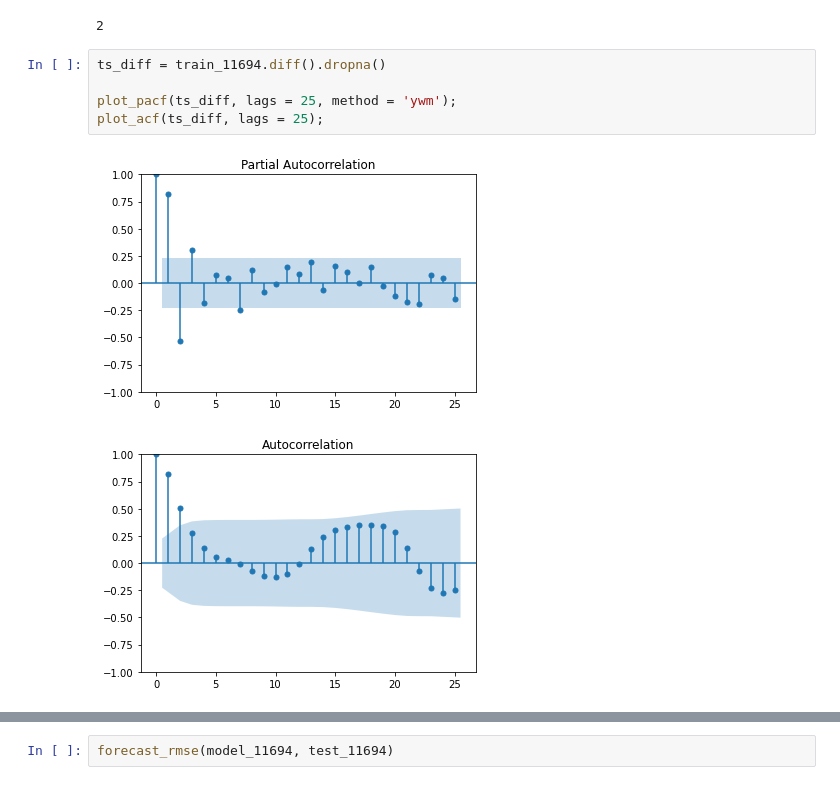
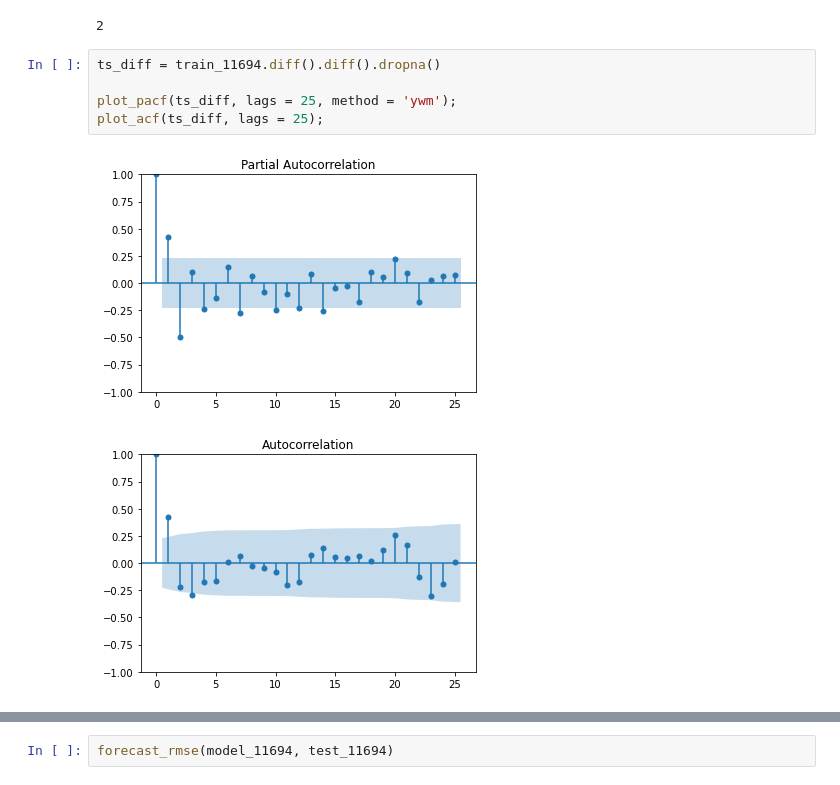
Before and after one commit to whyyoutoo/Forecasting-House-Price-Time-Series, a Jupyter notebook: Time_series_analysis.ipynb, the cells around one changed output, grey strips where cells are left out. Drawn from its saved outputs; the diff is of its cells as text.

```diff
--- a/Time_series_analysis.ipynb
+++ b/Time_series_analysis.ipynb
@@ -1010,11 +1012,11 @@ ndiffs(train_11694, test='adf')
 # %% [output]
 2
 # %%
-ts_diff = train_11694.diff().dropna()
+ts_diff = train_11694.diff().diff().dropna()
 
 plot_pacf(ts_diff, lags = 25, method = 'ywm');
 plot_acf(ts_diff, lags = 25);
 # %% [output]
-[figure, old version]
+[figure, new version]
-[figure, old version]
+[figure, new version]
 # %%
```
Also changed, not shown: parts of 29 cells of this notebook.
